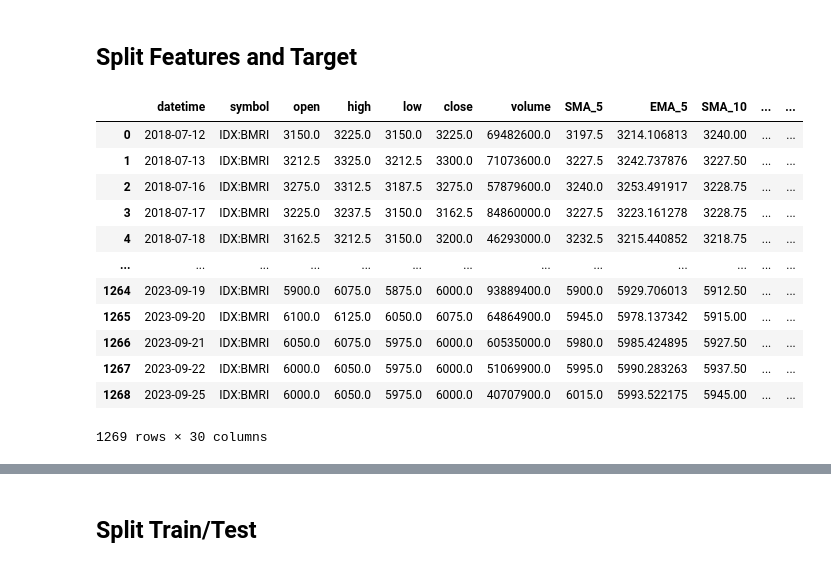
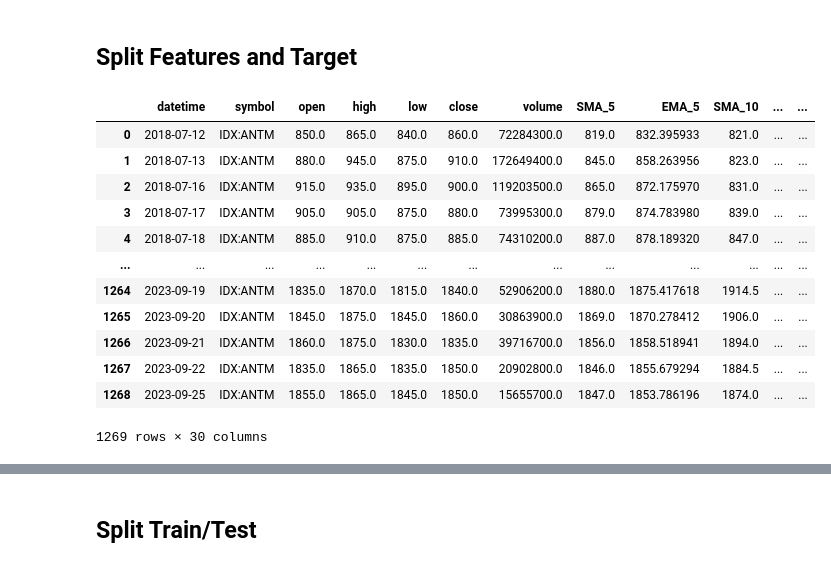
Before and after one commit to hufahamdika/Riset-Saham, a Jupyter notebook: machine_learning.ipynb, the cells around one changed output, grey strips where cells are left out. Cells and saved outputs as stored; diff of their text form; code cells hidden in the pictures.

```diff
--- a/machine_learning.ipynb
+++ b/machine_learning.ipynb
@@ -690,23 +690,23 @@ merge_data.to_csv(f"Data Fusion of Historical and Sentiment\Fusion_Data_{EMITEN}
 # %% [markdown]
 ## Split Features and Target
 # %%
-EMITEN = 'BMRI'
+EMITEN = 'ANTM'
 TARGET_DAY = 50
 fusion_data = pd.read_csv(f'Data Fusion of Historical and Sentiment\Fusion_Data_{EMITEN}.csv')
 fusion_data
 # %% [output]
 |  | datetime | symbol | open | high | low | close | volume | SMA_5 | EMA_5 | SMA_10 | ... | ... |
-| 0 | 2018-07-12 | IDX:BMRI | 3150.0 | 3225.0 | 3150.0 | 3225.0 | 69482600.0 | 3197.5 | 3214.106813 | 3240.00 | ... | ... |
-| 1 | 2018-07-13 | IDX:BMRI | 3212.5 | 3325.0 | 3212.5 | 3300.0 | 71073600.0 | 3227.5 | 3242.737876 | 3227.50 | ... | ... |
-| 2 | 2018-07-16 | IDX:BMRI | 3275.0 | 3312.5 | 3187.5 | 3275.0 | 57879600.0 | 3240.0 | 3253.491917 | 3228.75 | ... | ... |
-| 3 | 2018-07-17 | IDX:BMRI | 3225.0 | 3237.5 | 3150.0 | 3162.5 | 84860000.0 | 3227.5 | 3223.161278 | 3228.75 | ... | ... |
-| 4 | 2018-07-18 | IDX:BMRI | 3162.5 | 3212.5 | 3150.0 | 3200.0 | 46293000.0 | 3232.5 | 3215.440852 | 3218.75 | ... | ... |
+| 0 | 2018-07-12 | IDX:ANTM | 850.0 | 865.0 | 840.0 | 860.0 | 72284300.0 | 819.0 | 832.395933 | 821.0 | ... | ... |
+| 1 | 2018-07-13 | IDX:ANTM | 880.0 | 945.0 | 875.0 | 910.0 | 172649400.0 | 845.0 | 858.263956 | 823.0 | ... | ... |
+| 2 | 2018-07-16 | IDX:ANTM | 915.0 | 935.0 | 895.0 | 900.0 | 119203500.0 | 865.0 | 872.175970 | 831.0 | ... | ... |
+| 3 | 2018-07-17 | IDX:ANTM | 905.0 | 905.0 | 875.0 | 880.0 | 73995300.0 | 879.0 | 874.783980 | 839.0 | ... | ... |
+| 4 | 2018-07-18 | IDX:ANTM | 885.0 | 910.0 | 875.0 | 885.0 | 74310200.0 | 887.0 | 878.189320 | 847.0 | ... | ... |
 | ... | ... | ... | ... | ... | ... | ... | ... | ... | ... | ... | ... | ... |
-| 1264 | 2023-09-19 | IDX:BMRI | 5900.0 | 6075.0 | 5875.0 | 6000.0 | 93889400.0 | 5900.0 | 5929.706013 | 5912.50 | ... | ... |
-| 1265 | 2023-09-20 | IDX:BMRI | 6100.0 | 6125.0 | 6050.0 | 6075.0 | 64864900.0 | 5945.0 | 5978.137342 | 5915.00 | ... | ... |
-| 1266 | 2023-09-21 | IDX:BMRI | 6050.0 | 6075.0 | 5975.0 | 6000.0 | 60535000.0 | 5980.0 | 5985.424895 | 5927.50 | ... | ... |
-| 1267 | 2023-09-22 | IDX:BMRI | 6000.0 | 6050.0 | 5975.0 | 6000.0 | 51069900.0 | 5995.0 | 5990.283263 | 5937.50 | ... | ... |
-| 1268 | 2023-09-25 | IDX:BMRI | 6000.0 | 6050.0 | 5975.0 | 6000.0 | 40707900.0 | 6015.0 | 5993.522175 | 5945.00 | ... | ... |
+| 1264 | 2023-09-19 | IDX:ANTM | 1835.0 | 1870.0 | 1815.0 | 1840.0 | 52906200.0 | 1880.0 | 1875.417618 | 1914.5 | ... | ... |
+| 1265 | 2023-09-20 | IDX:ANTM | 1845.0 | 1875.0 | 1845.0 | 1860.0 | 30863900.0 | 1869.0 | 1870.278412 | 1906.0 | ... | ... |
+| 1266 | 2023-09-21 | IDX:ANTM | 1860.0 | 1875.0 | 1830.0 | 1835.0 | 39716700.0 | 1856.0 | 1858.518941 | 1894.0 | ... | ... |
+| 1267 | 2023-09-22 | IDX:ANTM | 1835.0 | 1865.0 | 1835.0 | 1850.0 | 20902800.0 | 1846.0 | 1855.679294 | 1884.5 | ... | ... |
+| 1268 | 2023-09-25 | IDX:ANTM | 1855.0 | 1865.0 | 1845.0 | 1850.0 | 15655700.0 | 1847.0 | 1853.786196 | 1874.0 | ... | ... |
 1269 rows × 30 columns
 # %%
 x = fusion_data.copy()
```
Also changed, not shown: parts of 19 cells of this notebook, 2 other files.
